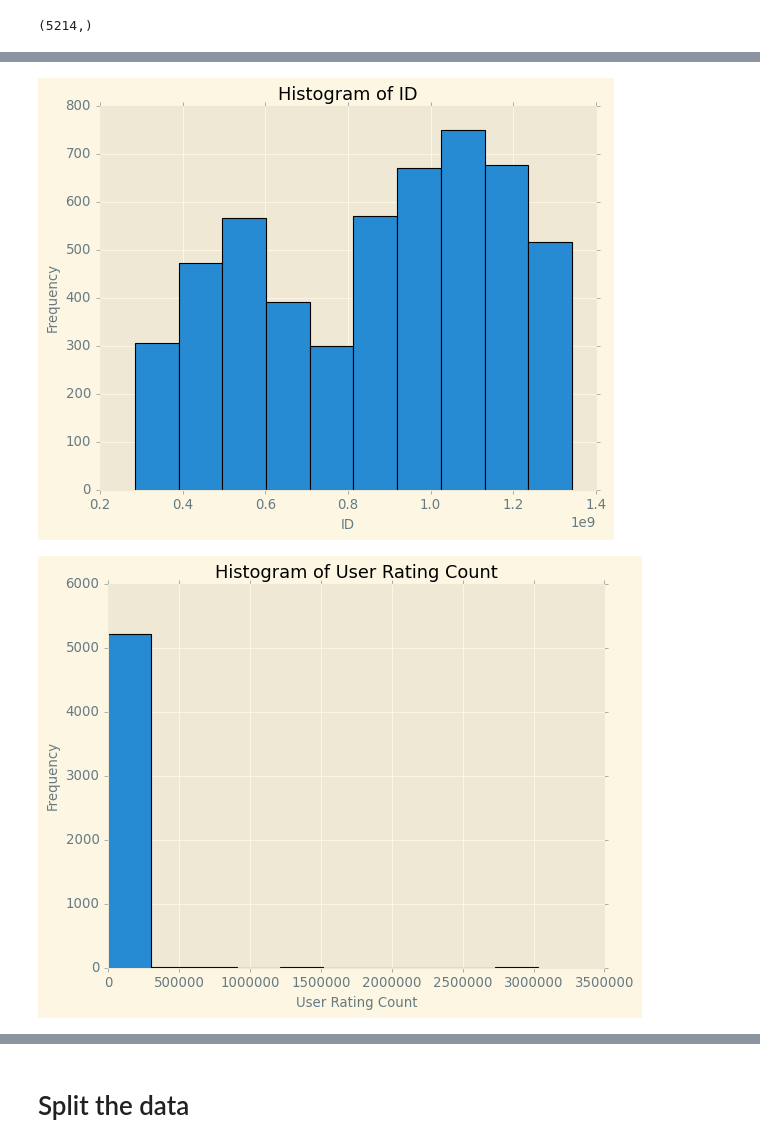
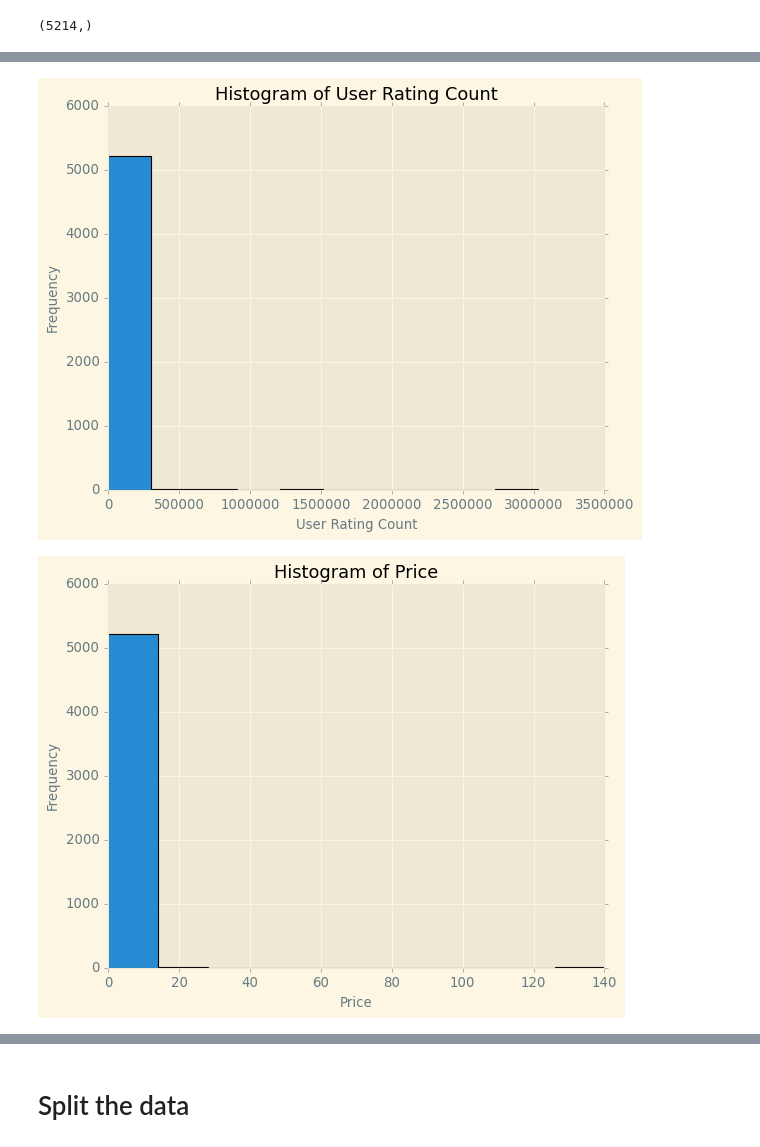
Before and after one commit to tenafrangelos/Game-Application-Success-Prediction, a Jupyter notebook: games.ipynb, the cells around one changed output, grey strips where cells are left out. Cells and saved outputs as stored; diff of their text form; code cells hidden in the pictures.

```diff
--- a/games.ipynb
+++ b/games.ipynb
@@ -34,5 +33,5 @@ import xgboost as xgb
 # %%
-data = pd.read_csv('games-regression-dataset.csv')
+data = pd.read_csv('games-classification-dataset.csv')
 print(data.info())
 # %% [output]
 <class 'pandas.core.frame.DataFrame'>
@@ -148,14 +143,16 @@ dtype: int64
 # %%
 import matplotlib.pyplot as plt
 
 # Loop through all columns
 for col in data.select_dtypes(include='number').columns:
+    if(col == "ID"):
+        continue
     # Draw a histogram for the current column
     plt.hist(data[col], edgecolor="black")
     plt.title("Histogram of {}".format(col))
     plt.xlabel(col)
     plt.ylabel("Frequency")
     plt.show()
 # %% [output]
-[figure, old version]
+[figure, new version]
-[figure, old version]
+[figure, new version]
```
Also changed, not shown: parts of 45 cells of this notebook, 2 other files.
